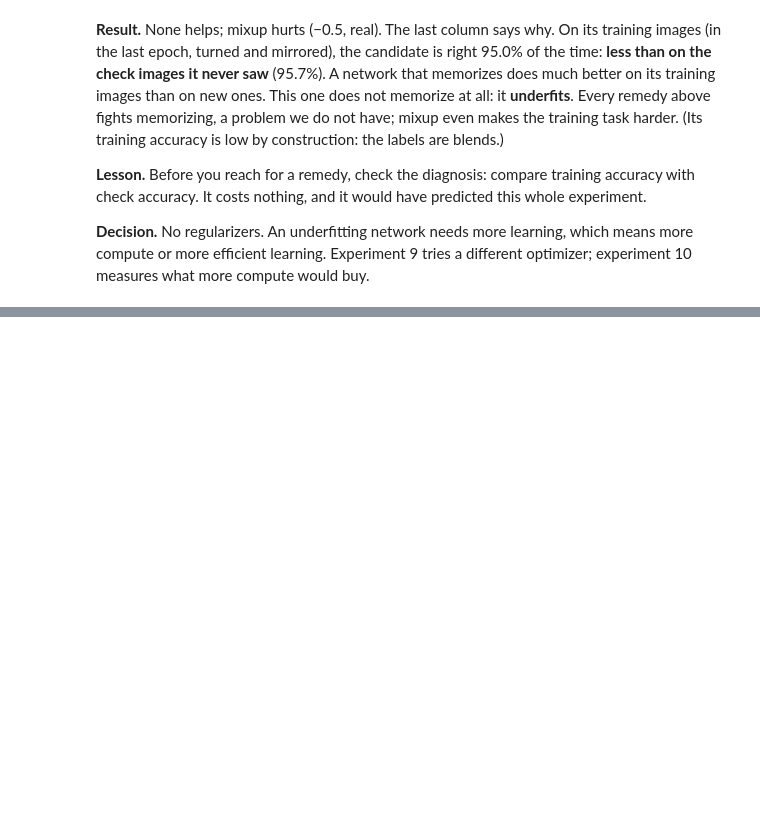
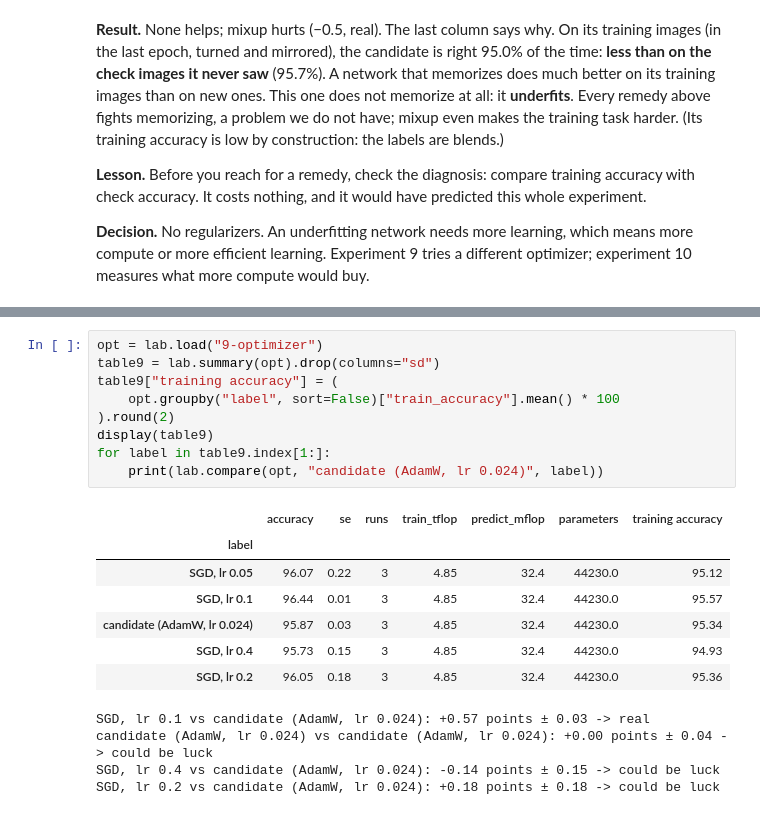
Before and after one commit to dewansa/undefined-eurosat, a Jupyter notebook: submissions/demo2/2-climb.ipynb, the cells around one changed output, grey strips where cells are left out. Drawn from its saved outputs; the diff is of its cells as text; blank space fills up the shorter version.

```diff
--- a/submissions/demo2/2-climb.ipynb
+++ b/submissions/demo2/2-climb.ipynb
@@ -544,0 +555,21 @@ optimizer; experiment 10 measures what more compute would buy.
+# %%
+opt = lab.load("9-optimizer")
+table9 = lab.summary(opt).drop(columns="sd")
+table9["training accuracy"] = (
+    opt.groupby("label", sort=False)["train_accuracy"].mean() * 100
+).round(2)
+display(table9)
+for label in table9.index[1:]:
+    print(lab.compare(opt, "candidate (AdamW, lr 0.024)", label))
+# %% [output]
+|  | accuracy | se | runs | train_tflop | predict_mflop | parameters | training accuracy |
+| label |  |  |  |  |  |  |  |
+| SGD, lr 0.05 | 96.07 | 0.22 | 3 | 4.85 | 32.4 | 44230.0 | 95.12 |
+| SGD, lr 0.1 | 96.44 | 0.01 | 3 | 4.85 | 32.4 | 44230.0 | 95.57 |
+| candidate (AdamW, lr 0.024) | 95.87 | 0.03 | 3 | 4.85 | 32.4 | 44230.0 | 95.34 |
+| SGD, lr 0.4 | 95.73 | 0.15 | 3 | 4.85 | 32.4 | 44230.0 | 94.93 |
+| SGD, lr 0.2 | 96.05 | 0.18 | 3 | 4.85 | 32.4 | 44230.0 | 95.36 |
+SGD, lr 0.1 vs candidate (AdamW, lr 0.024): +0.57 points ± 0.03 -> real
+candidate (AdamW, lr 0.024) vs candidate (AdamW, lr 0.024): +0.00 points ± 0.04 -> could be luck
+SGD, lr 0.4 vs candidate (AdamW, lr 0.024): -0.14 points ± 0.15 -> could be luck
+SGD, lr 0.2 vs candidate (AdamW, lr 0.024): +0.18 points ± 0.18 -> could be luck
```
Also changed, not shown: parts of 10 cells of this notebook, 4 other files.
